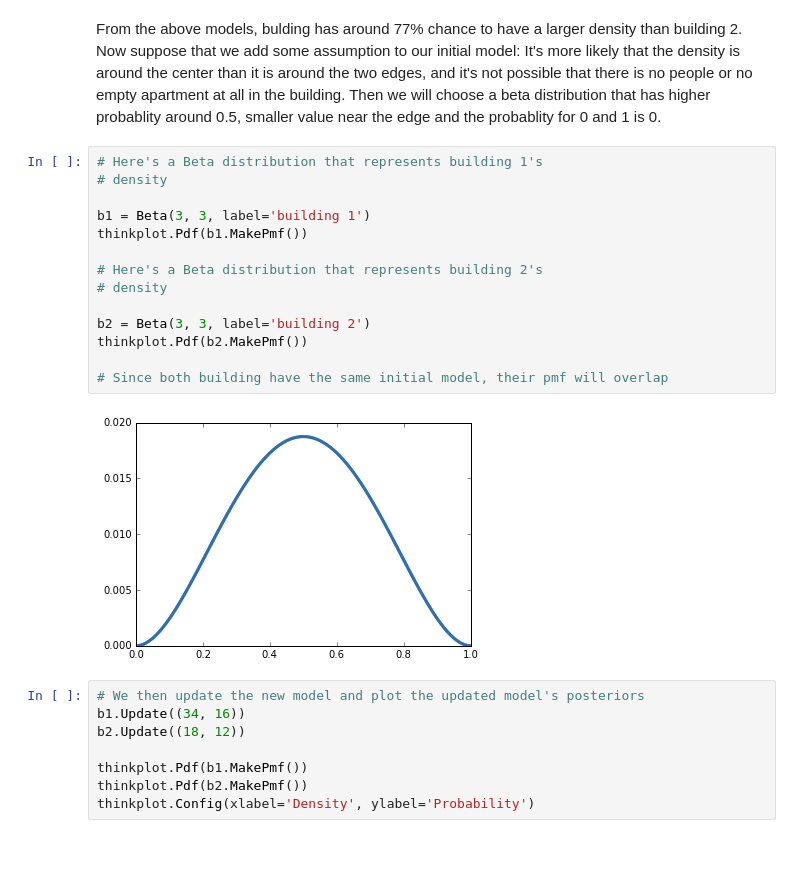
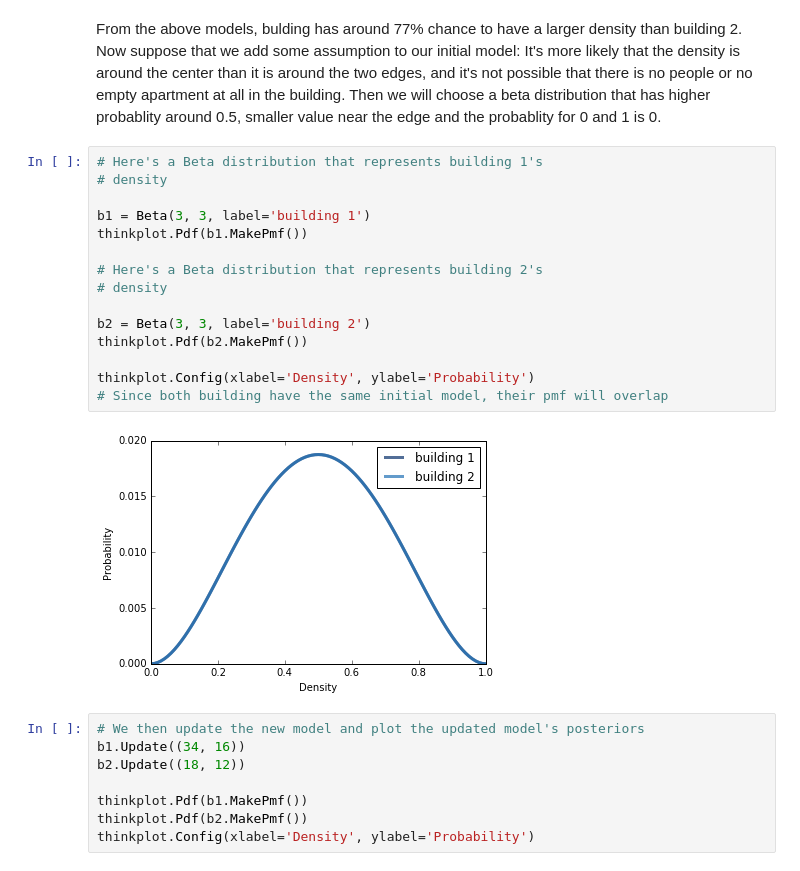
Before and after one commit to YuzhongHuang/ThinkBayes2, a Jupyter notebook: code/Report02.ipynb, the cells around one changed output. Cells and saved outputs as stored; diff of their text form.

```diff
--- a/code/Report02.ipynb
+++ b/code/Report02.ipynb
@@ -203,19 +203,20 @@ From the above models, bulding has around 77% chance to have a larger density th
 # %%
 # Here's a Beta distribution that represents building 1's
 # density
 
 b1 = Beta(3, 3, label='building 1')
 thinkplot.Pdf(b1.MakePmf())
 
 # Here's a Beta distribution that represents building 2's
 # density
 
 b2 = Beta(3, 3, label='building 2')
 thinkplot.Pdf(b2.MakePmf())
 
+thinkplot.Config(xlabel='Density', ylabel='Probability')
 # Since both building have the same initial model, their pmf will overlap
 # %% [output]
-[figure, old version]
+[figure, new version]
 # %%
 # We then update the new model and plot the updated model's posteriors
 b1.Update((34, 16))
```
Also changed, not shown: parts of 4 cells of this notebook.
